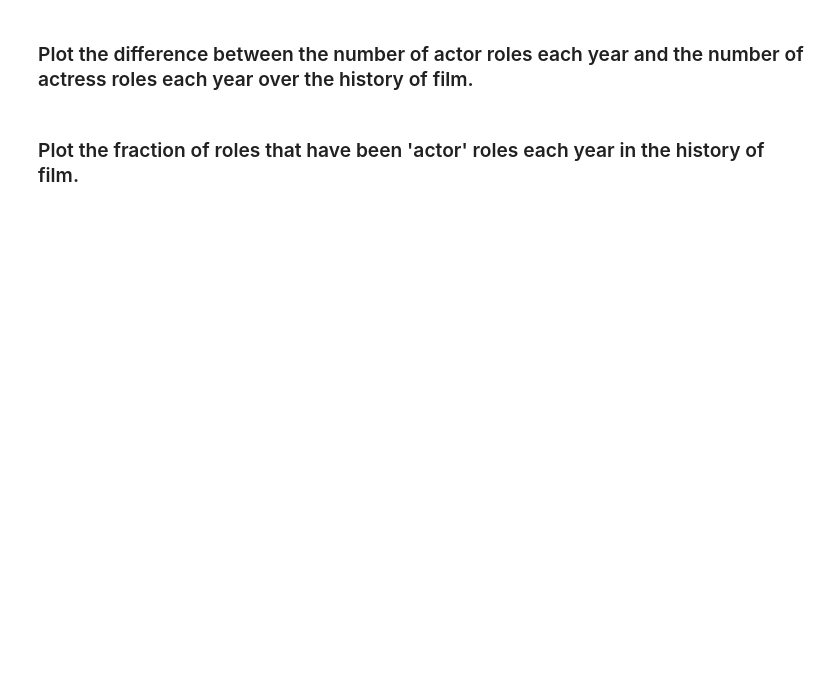
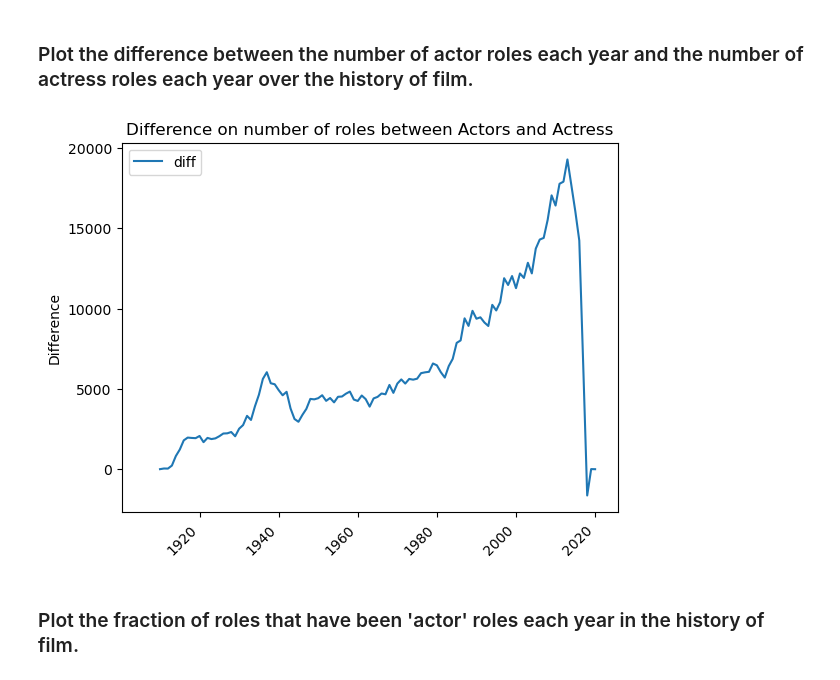
Before and after one commit to ronibars/pycon-pandas-tutorial, a Jupyter notebook: Exercises-4.ipynb, the cells around one changed output. Drawn from its saved outputs; the diff is of its cells as text; code cells hidden in the pictures; blank space fills up the shorter version.

```diff
--- a/Exercises-4.ipynb
+++ b/Exercises-4.ipynb
@@ -80,4 +114,15 @@ print(sup_bat_merged2.loc[sup_bat_merged2['remark'] == 'Batman Year'])
 # %% [markdown]
 ### Plot the difference between the number of actor roles each year and the number of actress roles each year over the history of film.
+# %%
+pivot['diff'] = pivot['actor'] - pivot['actress']
+pivot['diff'].plot(kind='line')
+plt.legend()
+plt.xlabel('')
+plt.xticks(rotation=45, ha='right')
+plt.ylabel('Difference')
+plt.title('Difference on number of roles between Actors and Actress')
+plt.show()
+# %% [output]
+[figure, added]
 # %% [markdown]
 ### Plot the fraction of roles that have been 'actor' roles each year in the history of film.
```
Also changed, not shown: parts of 6 cells of this notebook.
